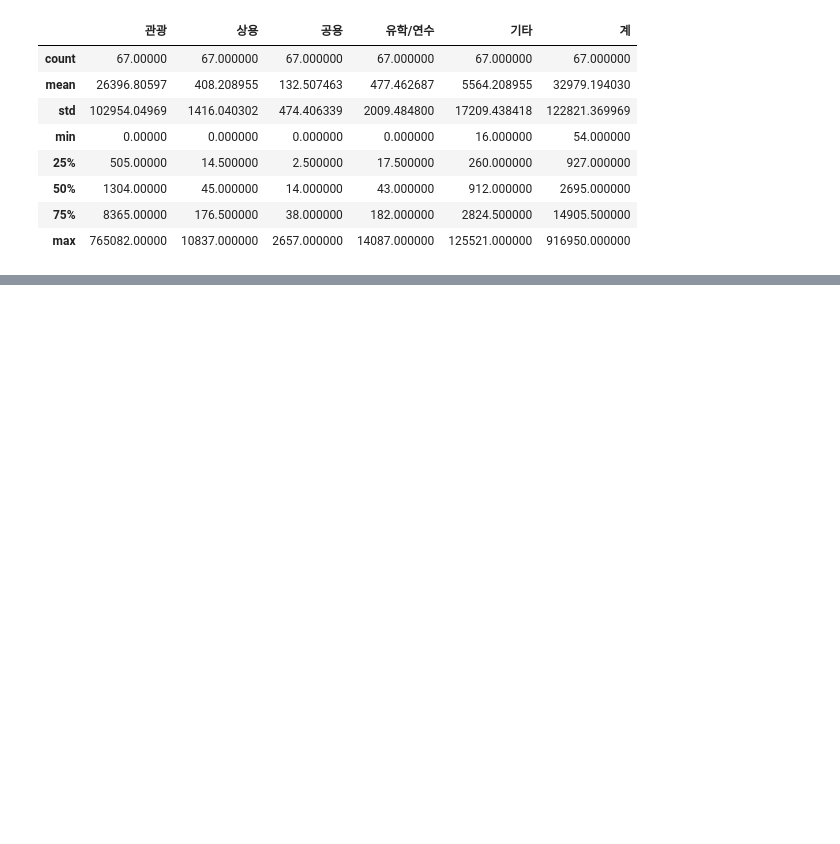
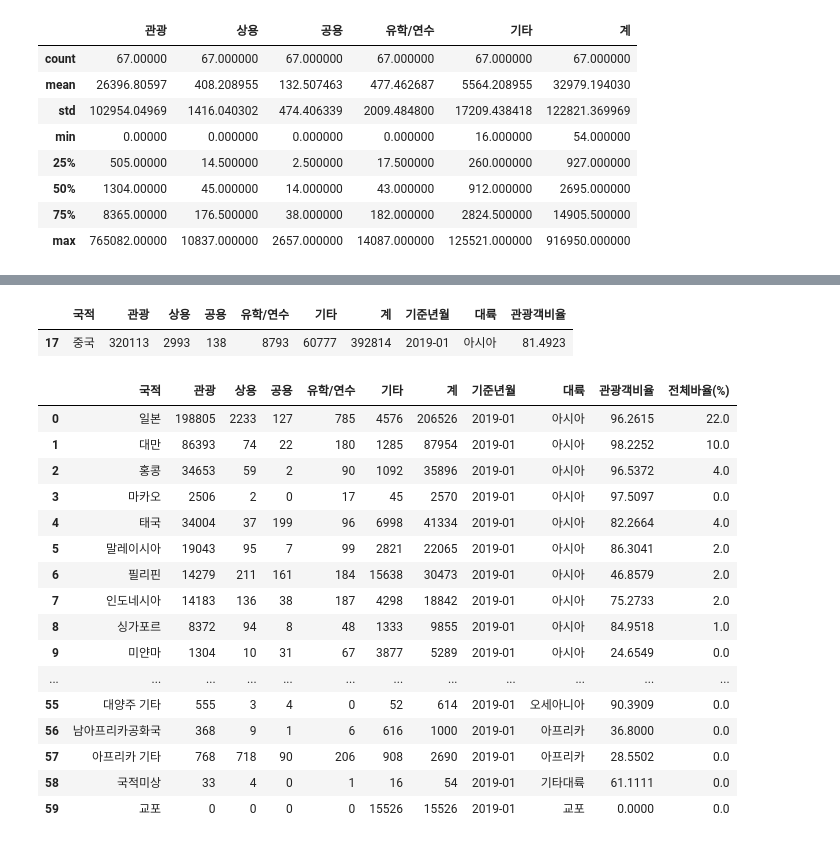
Before and after one commit to daeun17/SMBA_BigData, a Jupyter notebook: 20230105_4Day/01_데이터_처리.ipynb, the cells around one changed output, grey strips where cells are left out. Drawn from its saved outputs; the diff is of its cells as text; code cells hidden in the pictures; blank space fills up the shorter version.

```diff
--- a/20230105_4Day/01_데이터_처리.ipynb
+++ b/20230105_4Day/01_데이터_처리.ipynb
@@ -78,0 +243,23 @@ kto_201901.describe()
+# %%
+## 국적 자동 개수 세기 만들기 (완성x)
+content = []
+continents = ["아시아", "아메리카", "유럽", "오세아니아", "아프리카", "기타대륙", "교포"]
+j = 0
+for i in range(0,67,1) :
+    if kto_201901["국적"][i] ==  "아시아주" :
+        j = 0
+    if kto_201901["국적"][i] == "미주" :
+        j += 1
+    if kto_201901["국적"][i] == "구주" :
+        j += 1
+    if kto_201901["국적"][i] == "대양주" :
+        j += 1
+    if kto_201901["국적"][i] == "아프리카주" :
+        j += 1
+    if kto_201901["국적"][i] == "국적미상" :
+        j += 1
+    if kto_201901["국적"][i] == "교포" :
+        j += 1
+    content += continents[j]
+
+content
@@ -78,0 +284,5 @@ kto_201901.describe()
+# %%
+# 대륙 컬럼 추가하기
+kto_201901_country_newindex["대륙"] = continents
+print(len(kto_201901_country_newindex))
+kto_201901_country_newindex
@@ -78,0 +308,9 @@ kto_201901.describe()
+# %%
+# 각 국가별 관광객 비율 계산 하기
+## 소수점 개수 맞추는 함수 : round (0: 소수점 X)
+## -> 일반적으로 3~4 자리 까지 나타낸다
+condition = round((kto_201901_country_newindex["관광"]/\
+                   kto_201901_country_newindex["계"]) * 100, 4)
+condition
+kto_201901_country_newindex["관광객비율"] = condition
+kto_201901_country_newindex
@@ -78,0 +371,7 @@ kto_201901.describe()
+# %%
+# [문제]
+## 중국구적에 대한 데이터만 조회해주세요
+kto_201901_country_newindex[kto_201901_country_newindex["국적"] == "중국"]
+# %% [output]
+|  | 국적 | 관광 | 상용 | 공용 | 유학/연수 | 기타 | 계 | 기준년월 | 대륙 | 관광객비율 |
+| 17 | 중국 | 320113 | 2993 | 138 | 8793 | 60777 | 392814 | 2019-01 | 아시아 | 81.4923 |
@@ -78,0 +381,26 @@ kto_201901.describe()
+# %%
+# 전체 국가 대비 각 국가의 관광객 비율
+## sum 함수 사용하기
+tourist = round(kto_201901_country_newindex["관광"]/\
+      sum(kto_201901_country_newindex["관광"]) * 100)
+
+kto_201901_country_newindex["전체바율(%)"] = tourist
+kto_201901_country_newindex
+# %% [output]
+|  | 국적 | 관광 | 상용 | 공용 | 유학/연수 | 기타 | 계 | 기준년월 | 대륙 | 관광객비율 | 전체바율(%) |
+| 0 | 일본 | 198805 | 2233 | 127 | 785 | 4576 | 206526 | 2019-01 | 아시아 | 96.2615 | 22.0 |
+| 1 | 대만 | 86393 | 74 | 22 | 180 | 1285 | 87954 | 2019-01 | 아시아 | 98.2252 | 10.0 |
+| 2 | 홍콩 | 34653 | 59 | 2 | 90 | 1092 | 35896 | 2019-01 | 아시아 | 96.5372 | 4.0 |
+| 3 | 마카오 | 2506 | 2 | 0 | 17 | 45 | 2570 | 2019-01 | 아시아 | 97.5097 | 0.0 |
+| 4 | 태국 | 34004 | 37 | 199 | 96 | 6998 | 41334 | 2019-01 | 아시아 | 82.2664 | 4.0 |
+| 5 | 말레이시아 | 19043 | 95 | 7 | 99 | 2821 | 22065 | 2019-01 | 아시아 | 86.3041 | 2.0 |
+| 6 | 필리핀 | 14279 | 211 | 161 | 184 | 15638 | 30473 | 2019-01 | 아시아 | 46.8579 | 2.0 |
+| 7 | 인도네시아 | 14183 | 136 | 38 | 187 | 4298 | 18842 | 2019-01 | 아시아 | 75.2733 | 2.0 |
+| 8 | 싱가포르 | 8372 | 94 | 8 | 48 | 1333 | 9855 | 2019-01 | 아시아 | 84.9518 | 1.0 |
+| 9 | 미얀마 | 1304 | 10 | 31 | 67 | 3877 | 5289 | 2019-01 | 아시아 | 24.6549 | 0.0 |
+| ... | ... | ... | ... | ... | ... | ... | ... | ... | ... | ... | ... |
+| 55 | 대양주 기타 | 555 | 3 | 4 | 0 | 52 | 614 | 2019-01 | 오세아니아 | 90.3909 | 0.0 |
+| 56 | 남아프리카공화국 | 368 | 9 | 1 | 6 | 616 | 1000 | 2019-01 | 아프리카 | 36.8000 | 0.0 |
+| 57 | 아프리카 기타 | 768 | 718 | 90 | 206 | 908 | 2690 | 2019-01 | 아프리카 | 28.5502 | 0.0 |
+| 58 | 국적미상 | 33 | 4 | 0 | 1 | 16 | 54 | 2019-01 | 기타대륙 | 61.1111 | 0.0 |
+| 59 | 교포 | 0 | 0 | 0 | 0 | 15526 | 15526 | 2019-01 | 교포 | 0.0000 | 0.0 |
```
Also changed, not shown: parts of 31 cells of this notebook, 1 other file.
